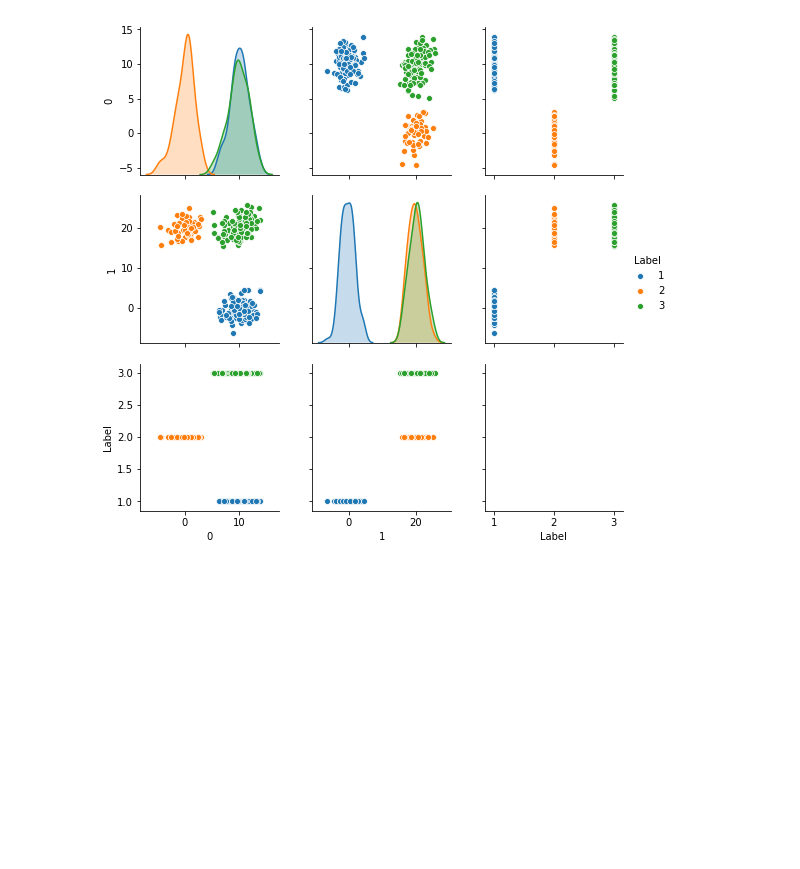
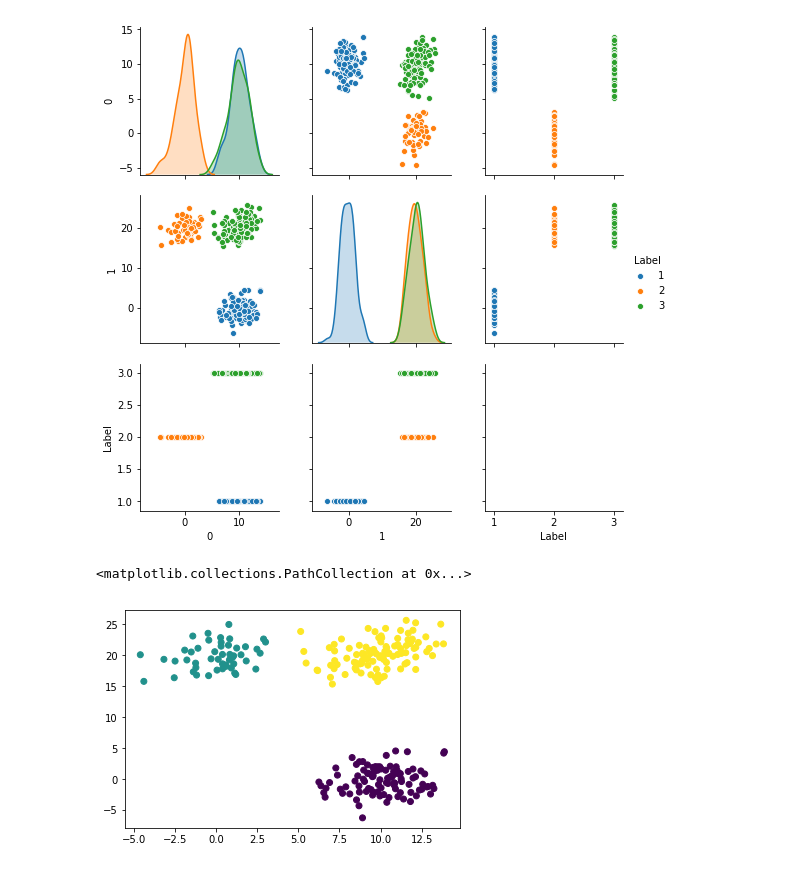
Before and after one commit to GreatLearningAIML1/bangalore-aug19-batch-shweta-90, a Jupyter notebook: Residency4_InternalLab.ipynb, the cells around one changed output. Saved outputs shown, nothing was run; the diff lists cells and outputs as text; code cells hidden in the pictures; blank space fills up the shorter version.

```diff
--- a/Residency4_InternalLab.ipynb
+++ b/Residency4_InternalLab.ipynb
@@ -323,3 +323,9 @@ sns.pairplot(labeled_DF,diag_kind='kde',hue='Label')
 # %% [output]
 <seaborn.axisgrid.PairGrid at 0x...>
 [figure]
+# %%
+#plt.scatter(labeled_DF)
+plt.scatter(labeled_DF[0], labeled_DF[1], c=labeled_DF['Label'])
+# %% [output]
+<matplotlib.collections.PathCollection at 0x...>
+[figure, added]
```
Also changed, not shown: parts of 4 cells of this notebook.
